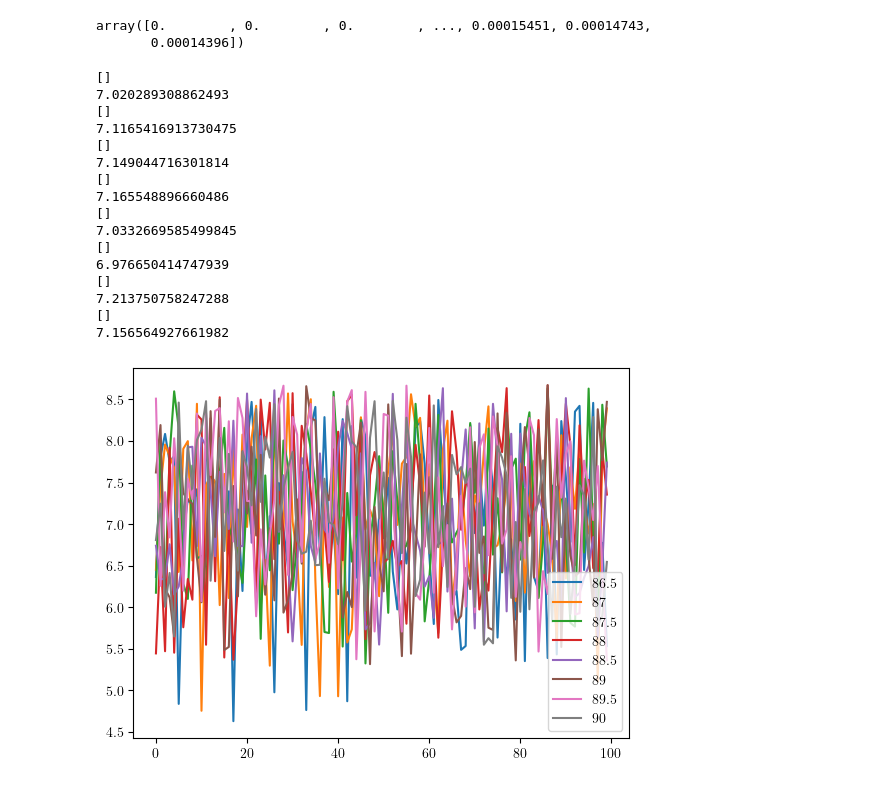
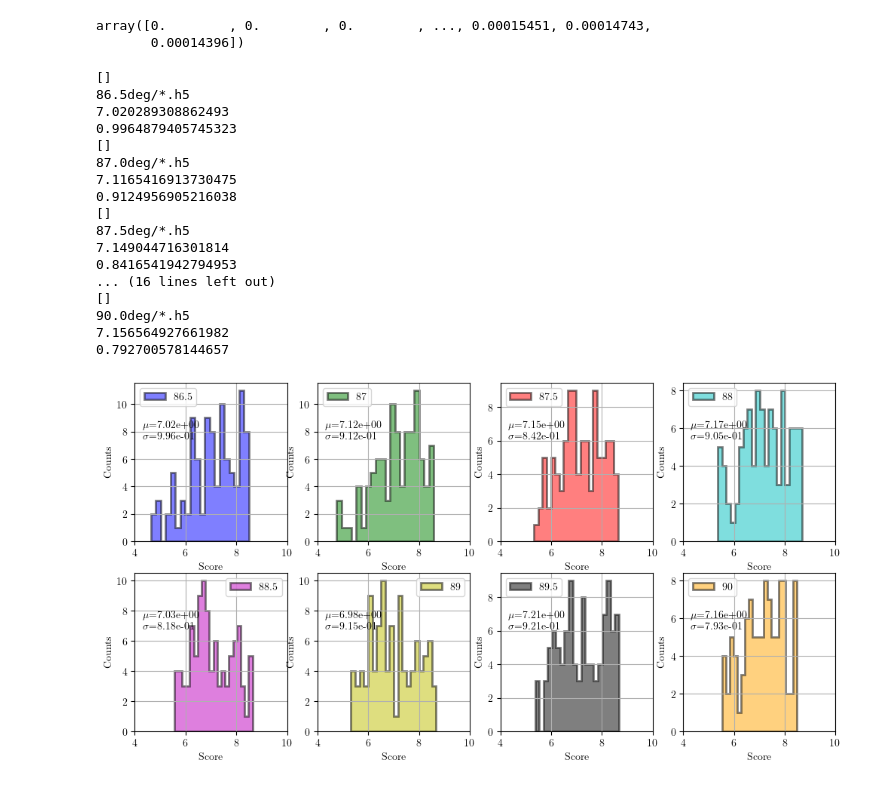
Before and after one commit to QTNM/PowerCutStats, a Jupyter notebook: examples/matched filter.ipynb, the cells around one changed output. Drawn from its saved outputs; the diff is of its cells as text; code cells hidden in the pictures.

```diff
--- a/examples/matched filter.ipynb
+++ b/examples/matched filter.ipynb
@@ -343,6 +341,14 @@ suffixes = ['86.5deg/*.h5', '87.0deg/*.h5', '87.5deg/*.h5',
             '88.0deg/*.h5', '88.5deg/*.h5', '89.0deg/*.h5',
             '89.5deg/*.h5', '90.0deg/*.h5']
 
+colours = ['b', 'g', 'r', 'c', 'm', 'y', 'k', 'orange']
+
+fig, axs = plt.subplots(2, 4, figsize=(12, 6))
+
+final_scores = []
+mean_scores = []
+std_scores = []
+
 for j in range(len(labels)):
 
 
@@ -357,42 +363,60 @@ for j in range(len(labels)):
 
         # signal_strings, attributes, attrs_container = get_attributes(file_)
         signal = get_signal(file_, 'signal1') # One polarisation
         signal_FFT = np.fft.fft(signal, norm='forward')
 
 
 
         # Creating a perfect normalised template
 
         template = np.copy(signal_FFT)
         template /= np.linalg.norm(signal_FFT)
         template /= np.sqrt(tau_1f)
 
         temp_score = np.linalg.norm(signal_FFT) * np.linalg.norm(template)
 
 
         scores.append(temp_score)
 
+    print(suffixes[j])
+    print(np.mean(scores))
+    mean_scores.append(np.mean(scores))
+    print(np.std(scores))
+    std_scores.append(np.std(scores))
 
-    print(np.mean(scores))
+    final_scores.append(scores)
 
-    plt.plot(scores, label=labels[j])
-plt.legend()
+    # plt.hist(scores, label=labels[j], alpha=0.5, bins=20)
+
+    # plot histogram
+    ax = axs[j//4, j%4]
+    ax.hist(scores, bins=20, alpha=0.5, label=labels[j], color=colours[j], edgecolor='black', linewidth=2, histtype='stepfilled')
+    ax.legend()
+    ax.set_xlabel('Score')
+    ax.set_ylabel('Counts')
+    ax.set_xlim(4,10)
+    ax.grid(True)
+    ax.text(0.05, 0.65, f'$\mu$={np.mean(scores):.2e}\n$\sigma$={np.std(scores):.2e}', transform=ax.transAxes)
+    # ax.legend()
+
+
 plt.show()
 # %% [output]
 []
+86.5deg/*.h5
 7.020289308862493
+0.9964879405745323
 []
+87.0deg/*.h5
 7.1165416913730475
+0.9124956905216038
 []
+87.5deg/*.h5
 7.149044716301814
+0.8416541942794953
+... (16 lines left out)
 []
-7.165548896660486
-[]
-7.0332669585499845
-[]
-6.976650414747939
-[]
-7.213750758247288
-[]
+90.0deg/*.h5
 7.156564927661982
+0.792700578144657
-[figure, old version]
+[figure, new version]
```
Also changed, not shown: parts of 4 cells of this notebook.
